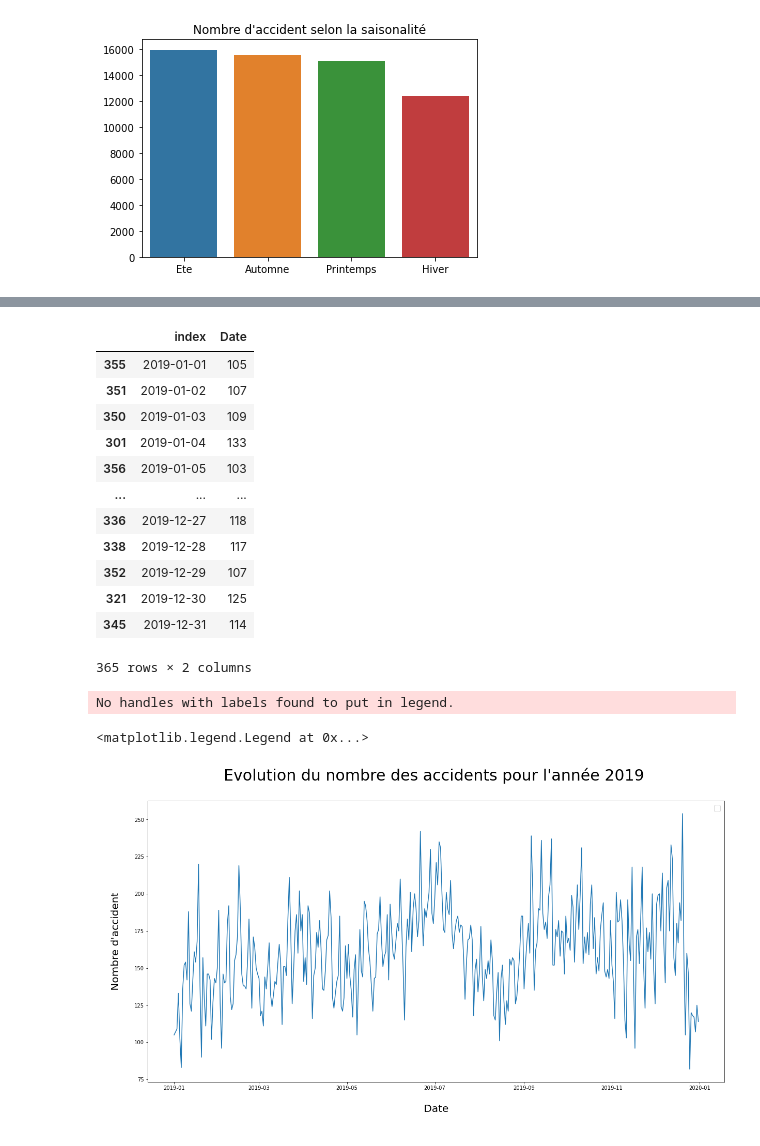
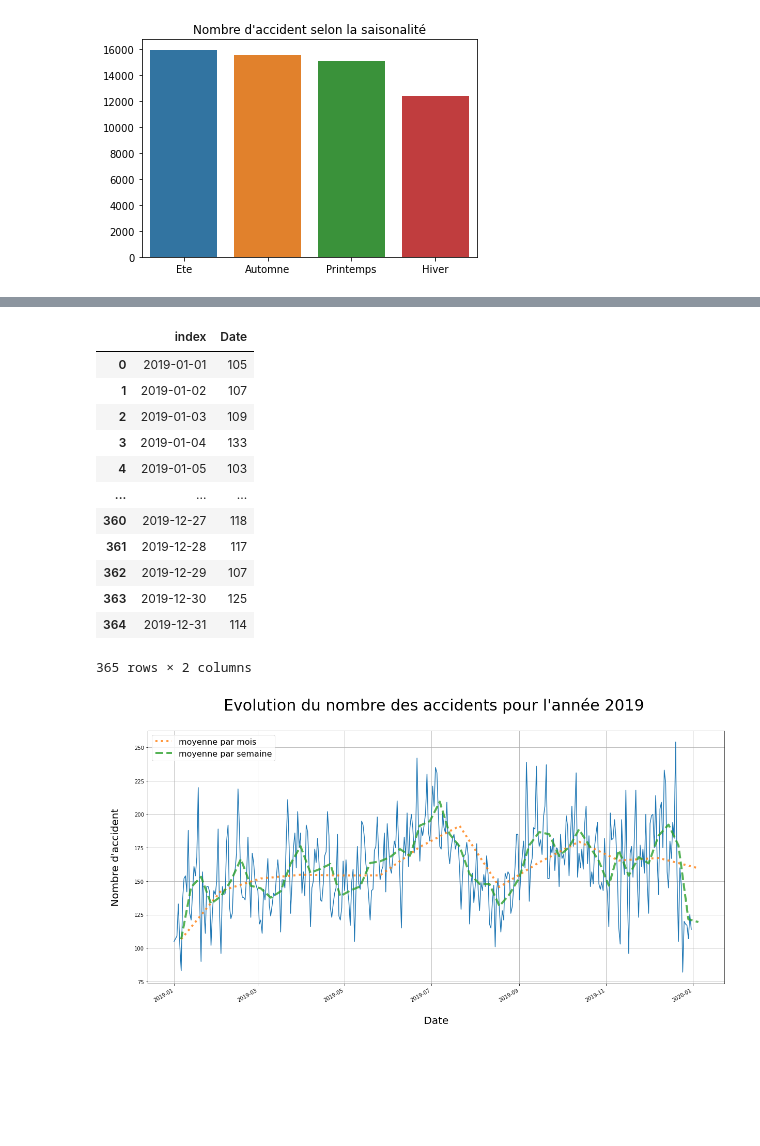
Before and after one commit to hugo-mi/SD701_Projet_Analyse_Accident_De_La_Route, a Jupyter notebook: Projet_EGVD_Data_Analysis.ipynb, the cells around one changed output, grey strips where cells are left out. Cells and saved outputs as stored; diff of their text form; code cells hidden in the pictures; blank space fills up the shorter version.

Commit message:
add tendance curve

```diff
--- a/Projet_EGVD_Data_Analysis.ipynb
+++ b/Projet_EGVD_Data_Analysis.ipynb
@@ -265,3 +267,8 @@ sns.barplot(data=df_saison_accident).set_title("Nombre d'accident selon la saiso
 # %% [output]
 Text(0.5, 1.0, "Nombre d'accident selon la saisonalité")
 [figure]
+# %%
+df_accident_jour_ = pd.DataFrame(data_dep["Date"].value_counts())
+df_accident_jour_ = df_accident_jour_.sort_index()
+df_accident_jour_.index = pd.to_datetime(df_accident_jour_.index)
+df_accident_jour_
@@ -268,30 +289,35 @@ Text(0.5, 1.0, "Nombre d'accident selon la saisonalité")
 # %%
-df_accident_jour = pd.DataFrame(data_dep["Date"].value_counts())
+df_accident_jour = df_accident_jour_.copy()
+
 df_accident_jour.reset_index(drop=False, inplace=True)
 df_accident_jour = df_accident_jour.sort_values(by="index", ascending=True)
 df_accident_jour
 # %% [output]
 |  | index | Date |
-| 355 | 2019-01-01 | 105 |
-| 351 | 2019-01-02 | 107 |
-| 350 | 2019-01-03 | 109 |
-| 301 | 2019-01-04 | 133 |
-| 356 | 2019-01-05 | 103 |
+| 0 | 2019-01-01 | 105 |
+| 1 | 2019-01-02 | 107 |
+| 2 | 2019-01-03 | 109 |
+| 3 | 2019-01-04 | 133 |
+| 4 | 2019-01-05 | 103 |
 | ... | ... | ... |
-| 336 | 2019-12-27 | 118 |
-| 338 | 2019-12-28 | 117 |
-| 352 | 2019-12-29 | 107 |
-| 321 | 2019-12-30 | 125 |
-| 345 | 2019-12-31 | 114 |
+| 360 | 2019-12-27 | 118 |
+| 361 | 2019-12-28 | 117 |
+| 362 | 2019-12-29 | 107 |
+| 363 | 2019-12-30 | 125 |
+| 364 | 2019-12-31 | 114 |
 365 rows × 2 columns
 # %%
 plt.figure(figsize=(20,10))
-plt.plot(df_accident_jour["index"], df_accident_jour["Date"])
+plt.plot(df_accident_jour_["Date"])
+
+df_accident_jour_.loc[:,'Date'].resample('4W').mean().plot(label='moyenne par mois', lw=4, ls=':', alpha=0.8)
+df_accident_jour_.loc[:, 'Date'].resample('W').mean().plot(label='moyenne par semaine', lw=4, ls='--', alpha=0.8)
+
 plt.xlabel('\n Date \n', fontsize=20)
 plt.ylabel('\n Nombre d\'accident \n', fontsize=20)
 plt.title("Evolution du nombre des accidents pour l'année 2019 \n", loc='center', fontsize = 30)
 plt.legend(fontsize=16)
+
+plt.grid()
 # %% [output]
-No handles with labels found to put in legend.
-<matplotlib.legend.Legend at 0x...>
-[figure, old version]
+[figure, new version]
```
Also changed, not shown: parts of 3 cells of this notebook, 1 other file.
